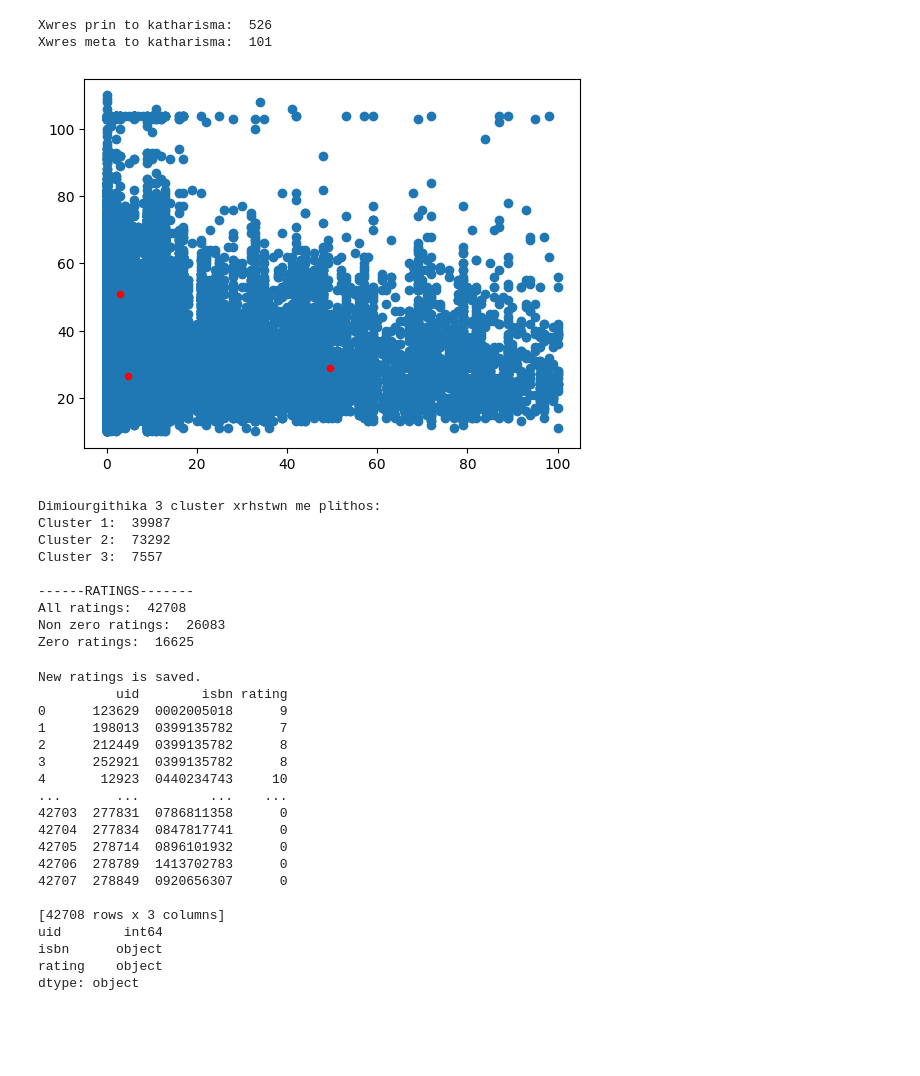
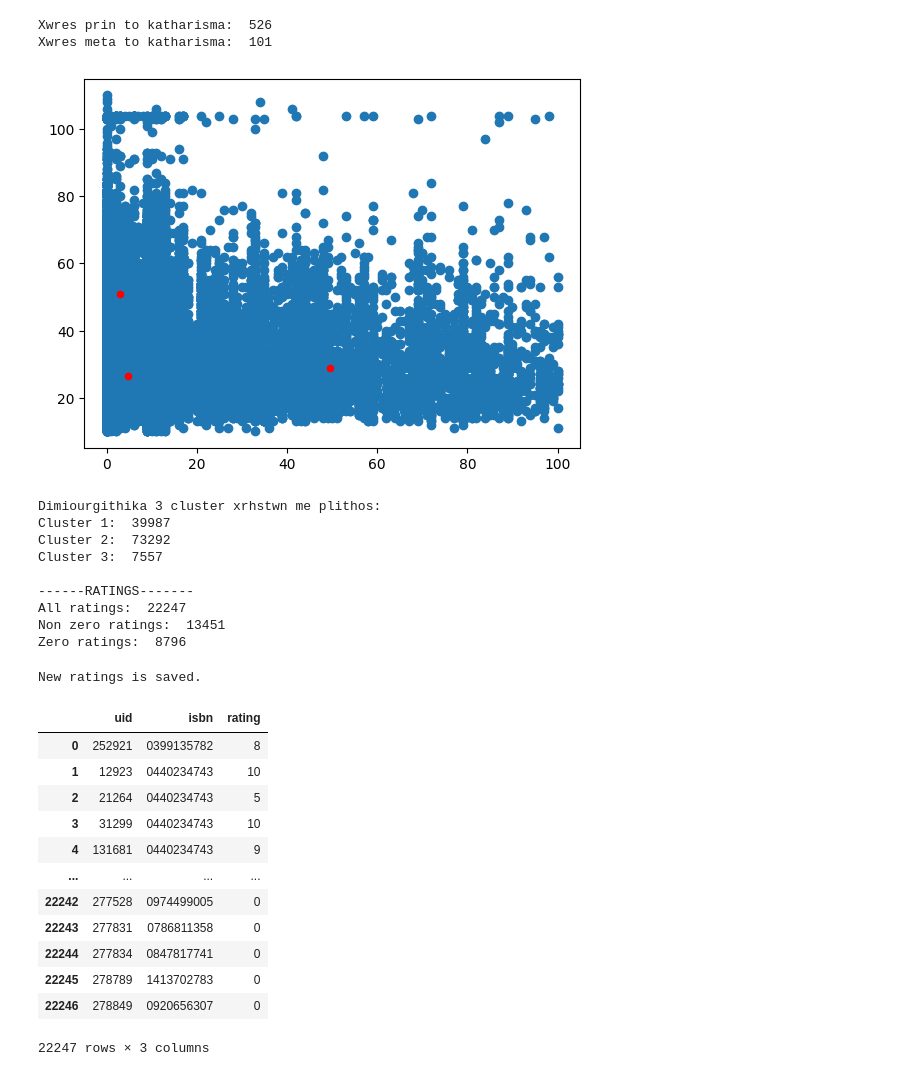
Before and after one commit to teokri303/Information_retrieval, a Jupyter notebook: jupyter-test-lab/task2_test.ipynb, the cells around one changed output. Drawn from its saved outputs; the diff is of its cells as text; code cells hidden in the pictures; blank space fills up the shorter version.

```diff
--- a/task2_test.ipynb
+++ b/jupyter-test-lab/task2_test.ipynb
@@ -7,17 +7,10 @@ from sklearn.cluster import KMeans
 from sklearn.preprocessing import StandardScaler
 import plotly.express as exp
 
-data = pd.read_csv('BX-Users.csv')
-ratings = pd.read_csv('BX-Book-Ratings.csv')
+data = pd.read_csv('../BX-Users.csv')
+ratings = pd.read_csv('../BX-Book-Ratings.csv')
 
-# Katharismos twn ratings apo touw xristes pou den ufistantai sto user dataset kai den tha uparksoun oute sta cluster
-
-# Katharismos pairnontas tin tomi twn User uids kai Rating uids
-uids = list(set(ratings.uid).intersection(set(data.uid)))
-ratings = ratings[ratings.uid.isin(uids)]
-
-# Second option katharismos me merge
-#ratings = pd.merge(ratings, data, how='inner', on='uid')
+#--------------------- USERS PART -----------------------------------------
 
 #---katharismos tou column location gia na meinei mono h xwra---
 data.location = data.location.apply(lambda x: x.split(', ')[-1])
@@ -71,15 +64,17 @@ data = data.reset_index(drop=True)
 #eisagoume neo column sta data me to se poio cluster anikei o kahte user
 data['cluster'] = model
 
+
+
 # edw ksexwrizoyme tous users me vasi to cluster pou tous anatehike
 clust_1 = data[data['cluster'] == 0]
 clust_2 = data[data['cluster'] == 1]
 clust_3 = data[data['cluster'] == 2]
 
 
-#clust_1.to_csv('Clust_1.csv')
-#clust_2.to_csv('Clust_2.csv')
-#clust_3.to_csv('Clust_3.csv')
+clust_1.to_csv('../data/Clust_1.csv')
+clust_2.to_csv('../data/Clust_2.csv')
+clust_3.to_csv('../data/Clust_3.csv')
 
 
 print('Dimiourgithika 3 cluster xrhstwn me plithos: ')
@@ -88,7 +83,15 @@ print('Cluster 2: ', len(clust_2))
 print('Cluster 3: ', len(clust_3))
 
 
-#---------------------RATINGS PART-----------------------------------------
+#--------------------- RATINGS PART -----------------------------------------
+
+# Katharismos twn ratings apo touw xristes pou den ufistantai sto user dataset kai den tha uparksoun oute sta cluster
+# Katharismos pairnontas tin tomi twn User uids kai Rating uids
+uids = list(set(ratings.uid).intersection(set(data.uid)))
+ratings = ratings[ratings.uid.isin(uids)]
+
+# Second option katharismos me merge
+#ratings = pd.merge(ratings, data, how='inner', on='uid')
 
 # Apo ola ta ratings einai auta poy einai midenika
 zero_ratings = ratings[ratings['rating'] == 0]
@@ -157,7 +160,7 @@ Cluster 2:  73292
 Cluster 3:  7557
 
 ------RATINGS-------
-All ratings:  42708
-Non zero ratings:  26083
-Zero ratings:  16625
+All ratings:  22247
+Non zero ratings:  13451
+Zero ratings:  8796
 # %%
@@ -189,33 +189,25 @@ for x in range(len(zero_ratings)):
 # %%
 # epanenosi me to non zero ratings gia na ta apothikeusoyme wste na xrisimopoiithoun
 updated_ratings = pd.concat([non_zero_ratings, zero_ratings])
 updated_ratings = updated_ratings.reset_index(drop=True)
 
 # apothikeusi sto working directory
-#updated_ratings.to_csv('Updated-Ratings.csv')
+updated_ratings.to_csv('../Updated-Ratings.csv')
 print("New ratings is saved. ")
 
 updated_ratings.reset_index(drop=True)
-print(updated_ratings)
-
-print(updated_ratings.dtypes)
 # %% [output]
 New ratings is saved.
-          uid        isbn rating
-0      123629  0002005018      9
-1      198013  0399135782      7
-2      212449  0399135782      8
-3      252921  0399135782      8
-4       12923  0440234743     10
-...       ...         ...    ...
-42703  277831  0786811358      0
-42704  277834  0847817741      0
-42705  278714  0896101932      0
-42706  278789  1413702783      0
-42707  278849  0920656307      0
-
-[42708 rows x 3 columns]
-uid        int64
-isbn      object
-rating    object
-dtype: object
+|  | uid | isbn | rating |
+| 0 | 252921 | 0399135782 | 8 |
+| 1 | 12923 | 0440234743 | 10 |
+| 2 | 21264 | 0440234743 | 5 |
+| 3 | 31299 | 0440234743 | 10 |
+| 4 | 131681 | 0440234743 | 9 |
+| ... | ... | ... | ... |
+| 22242 | 277528 | 0974499005 | 0 |
+| 22243 | 277831 | 0786811358 | 0 |
+| 22244 | 277834 | 0847817741 | 0 |
+| 22245 | 278789 | 1413702783 | 0 |
+| 22246 | 278849 | 0920656307 | 0 |
+22247 rows × 3 columns
```
Also changed, not shown: parts of 1 cell of this notebook, 9 other files.
